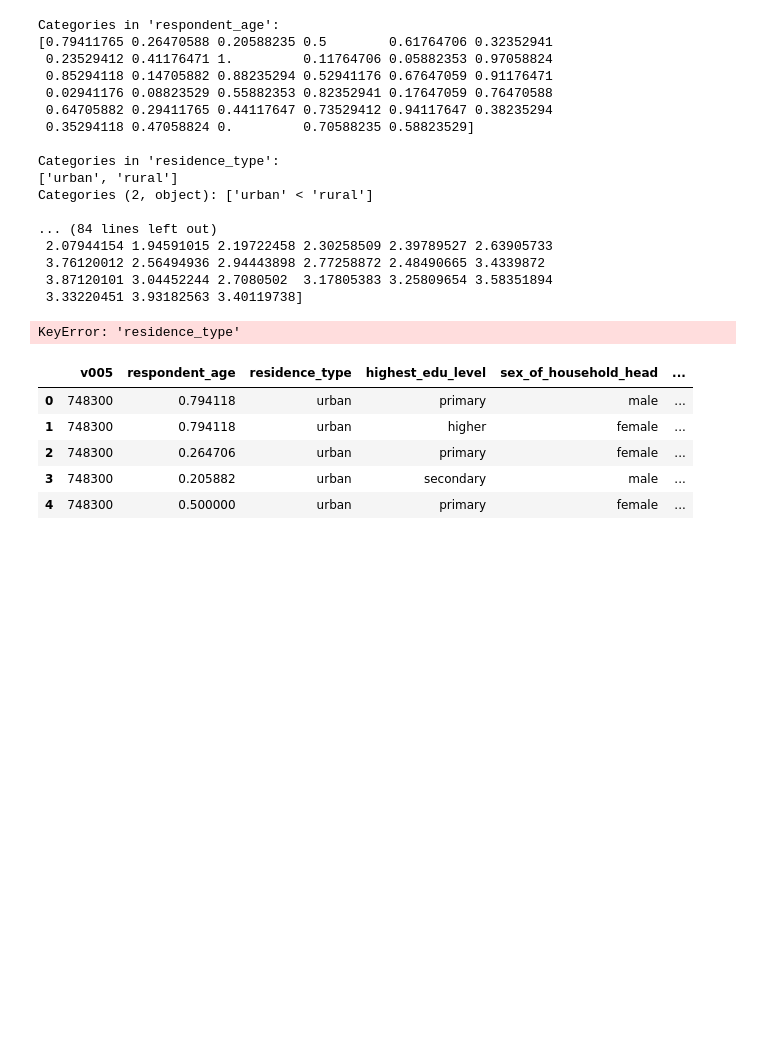
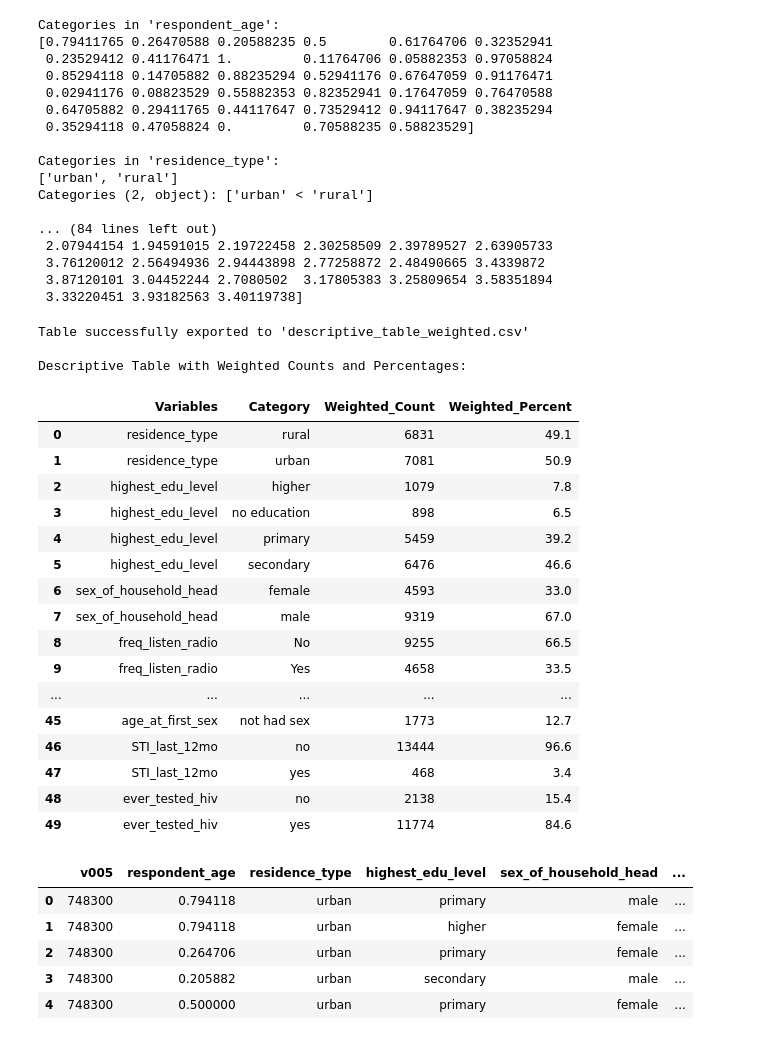
Before and after one commit to Fentahun60/Fentahun, a Jupyter notebook: AFter_comments_Zambia_CC_Sept_2026.ipynb, the cells around one changed output. Saved outputs shown, nothing was run; the diff lists cells and outputs as text; code cells hidden in the pictures; blank space fills up the shorter version.

```diff
--- a/AFter_comments_Zambia_CC_Sept_2026.ipynb
+++ b/AFter_comments_Zambia_CC_Sept_2026.ipynb
@@ -675,55 +675,80 @@ Categories (2, object): ['urban' < 'rural']
 # %%
 import pandas as pd
 
+# Target columns for the descriptive table
 descriptive_columns = [
     'residence_type', 'highest_edu_level', 'sex_of_household_head',
     'freq_listen_radio', 'freq_watch_tv', 'owns_mobile_phone', 'wealth_index',
     'current_contraceptive_method', 'visited_health_facility_12mo', 'smokes_cigarettes',
     'distance_to_health_facility', 'waiting_time_concern_at_HF',
     'covered_by_health_insurance', 'breast_exam_by_provider', 'cervical_cancer_tested',
     'marital_status', 'age_at_first_sex', 'STI_last_12mo', 'ever_tested_hiv'
 ]
 
+# Ensure weight column exists if not already present
+if 'weight' not in df_selected.columns:
+    df_selected['weight'] = df_selected['v005'] / 1_000_000
+
 descriptive_table_data = []
 
-# Ensure the 'weight' column exists in df_selected. It was previously created from df['v005'] / 1000000.
-# If df_selected does not contain 'weight' from a previous step, uncomment the line below:
-# df_selected['weight'] = df['v005'] / 1000000
+for col in descriptive_columns:
+    # Ensure column exists in dataframe to avoid KeyErrors
+    if col not in df_selected.columns:
+        print(f"Warning: '{col}' not found in df_selected. Skipping.")
+        continue
 
-for col in descriptive_columns:
-    # Convert numeric columns that represent categories to string/object
-    # to ensure they are treated as discrete categories for the descriptive table.
-    if df_selected[col].dtype in ['int64', 'float64'] and col not in ['respondent_age', 'household_head_age', 'lifetime_sex_partners']:
-        temp_series = df_selected[col].astype(str)
-    else:
-        temp_series = df_selected[col]
+    # Cast to object/string first to avoid Categorical setitem restrictions,
+    # then handle null values safely
+    temp_series = df_selected[col].astype(object).fillna("Missing").astype(str)
 
-    # Group by the column (or temp_series for categorical treatment) and apply weights
+    # Group by categories and compute weighted sums
     weighted_counts = df_selected.groupby(temp_series)['weight'].sum()
     total_weighted_sum = weighted_counts.sum()
+
+    # Calculate weighted percentages
     weighted_percentages = (weighted_counts / total_weighted_sum) * 100
 
     for category, count in weighted_counts.items():
         percent = weighted_percentages.get(category, 0)
         descriptive_table_data.append({
             'Variables': col,
-            'Category': str(category),      # Ensure category is string for consistent output
-            'Number': round(count, 0),       # Round count to 0 decimal places
-            'Percent': round(percent, 0)     # Round percent to 0 decimal places
+            'Category': str(category),
+            'Weighted_Count': int(round(count)),
+            'Weighted_Percent': round(percent, 1)
         })
 
-# Create the final DataFrame
+# Create final descriptive DataFrame
 descriptive_table = pd.DataFrame(descriptive_table_data)
 
-# Save to CSV file
+# Save to CSV
 csv_filename = "descriptive_table_weighted.csv"
 descriptive_table.to_csv(csv_filename, index=False)
-print(f"Table successfully saved to '{csv_filename}'\n")
+print(f"Table successfully exported to '{csv_filename}'\n")
 
+# Display in notebook environment
 print("Descriptive Table with Weighted Counts and Percentages:")
 display(descriptive_table)
 # %% [output]
-KeyError: 'residence_type'
+Table successfully exported to 'descriptive_table_weighted.csv'
+
+Descriptive Table with Weighted Counts and Percentages:
+|  | Variables | Category | Weighted_Count | Weighted_Percent |
+| 0 | residence_type | rural | 6831 | 49.1 |
+| 1 | residence_type | urban | 7081 | 50.9 |
+| 2 | highest_edu_level | higher | 1079 | 7.8 |
+| 3 | highest_edu_level | no education | 898 | 6.5 |
+| 4 | highest_edu_level | primary | 5459 | 39.2 |
+| 5 | highest_edu_level | secondary | 6476 | 46.6 |
+| 6 | sex_of_household_head | female | 4593 | 33.0 |
+| 7 | sex_of_household_head | male | 9319 | 67.0 |
+| 8 | freq_listen_radio | No | 9255 | 66.5 |
+| 9 | freq_listen_radio | Yes | 4658 | 33.5 |
+| ... | ... | ... | ... | ... |
+| 45 | age_at_first_sex | not had sex | 1773 | 12.7 |
+| 46 | STI_last_12mo | no | 13444 | 96.6 |
+| 47 | STI_last_12mo | yes | 468 | 3.4 |
+| 48 | ever_tested_hiv | no | 2138 | 15.4 |
+| 49 | ever_tested_hiv | yes | 11774 | 84.6 |
 # %%
 df_selected.head()
 # %% [output]
```
Also changed, not shown: parts of 12 cells of this notebook.
